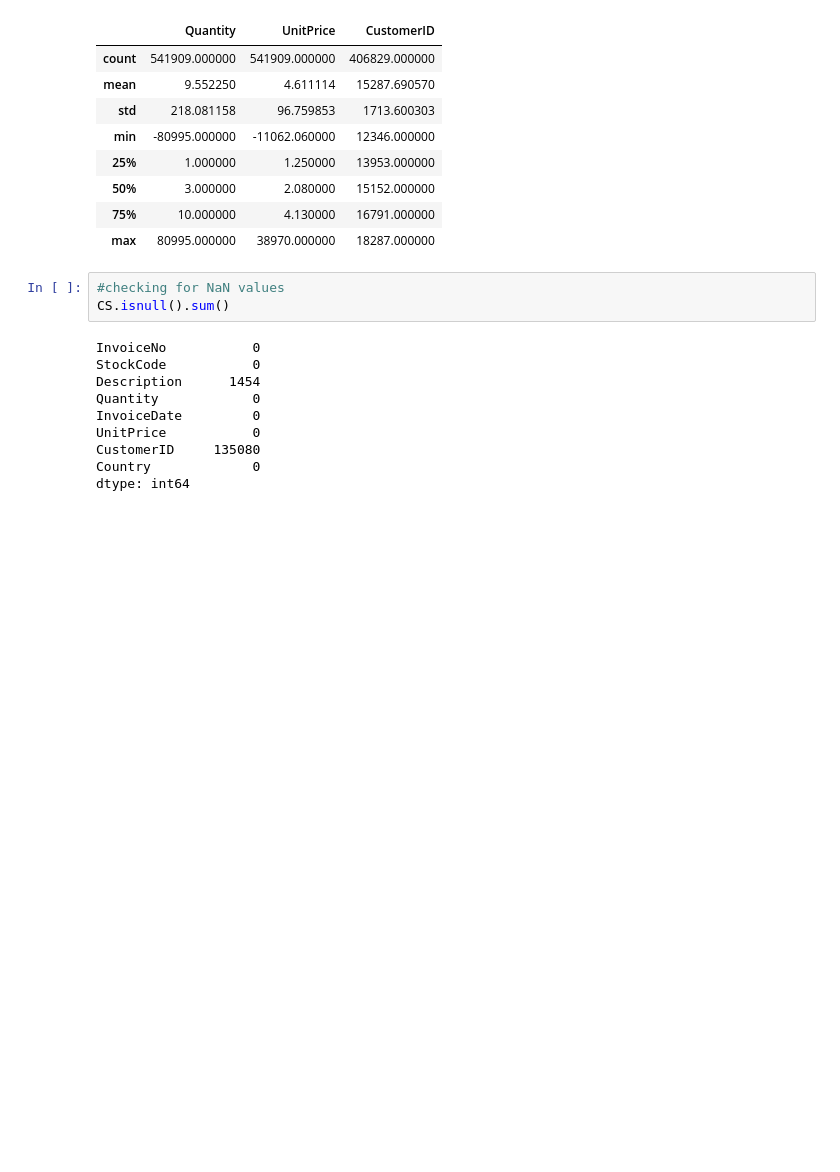
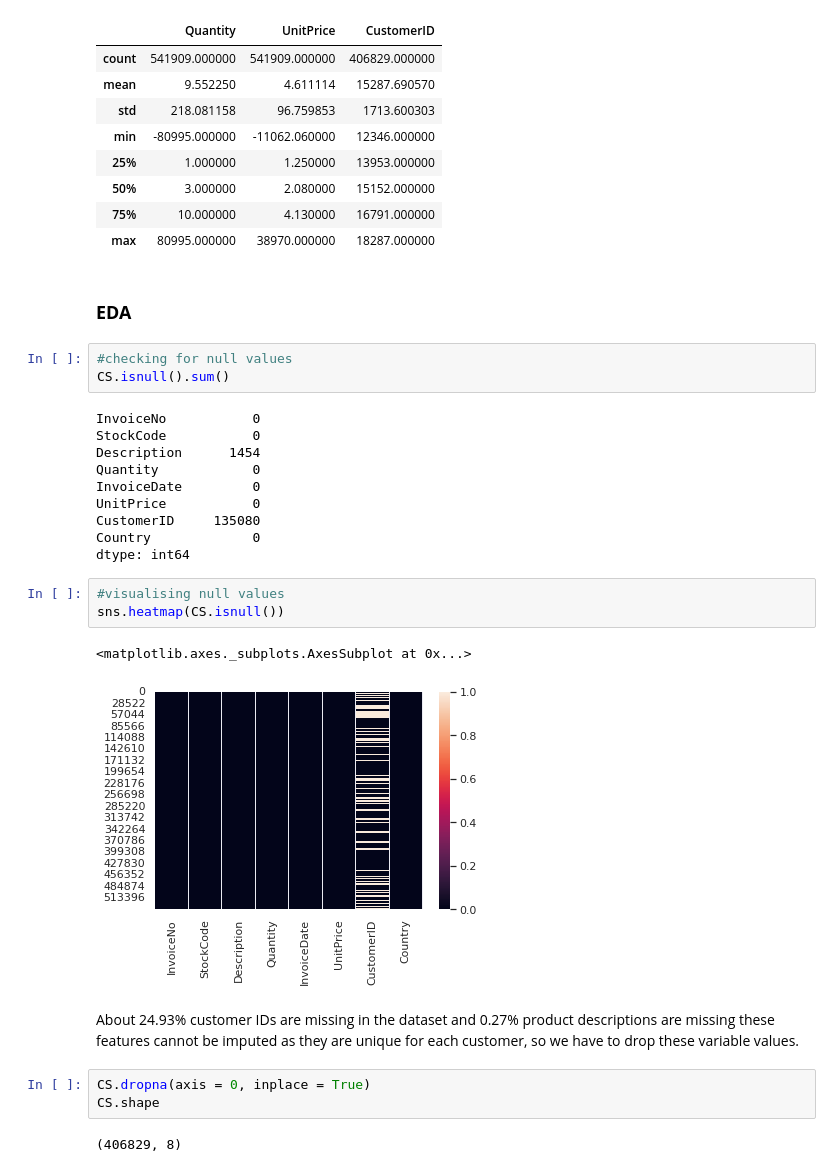
Before and after one commit to DrKamaleshR/Customersegmentation-unsupervised, a Jupyter notebook: Online_Retail_Customer_Segmentation_Capstone_Project.ipynb, the cells around one changed output. Cells and saved outputs as stored; diff of their text form; blank space fills up the shorter version.

```diff
--- a/Online_Retail_Customer_Segmentation_Capstone_Project.ipynb
+++ b/Online_Retail_Customer_Segmentation_Capstone_Project.ipynb
@@ -82,8 +82,10 @@ CS.describe()
 | 50% | 3.000000 | 2.080000 | 15152.000000 |
 | 75% | 10.000000 | 4.130000 | 16791.000000 |
 | max | 80995.000000 | 38970.000000 | 18287.000000 |
+# %% [markdown]
+### **EDA**
 # %%
-#checking for NaN values
+#checking for null values
 CS.isnull().sum()
 # %% [output]
 InvoiceNo           0
@@ -95,3 +97,16 @@ UnitPrice           0
 CustomerID     135080
 Country             0
 dtype: int64
+# %%
+#visualising null values
+sns.heatmap(CS.isnull())
+# %% [output]
+<matplotlib.axes._subplots.AxesSubplot at 0x...>
+[figure, added]
+# %% [markdown]
+About 24.93% customer IDs are missing in the dataset and 0.27% product descriptions are missing these features cannot be imputed as they are unique for each customer, so we have to drop these variable values.
+# %%
+CS.dropna(axis = 0, inplace = True)
+CS.shape
+# %% [output]
+(406829, 8)
```
Also changed, not shown: parts of 12 cells of this notebook.
